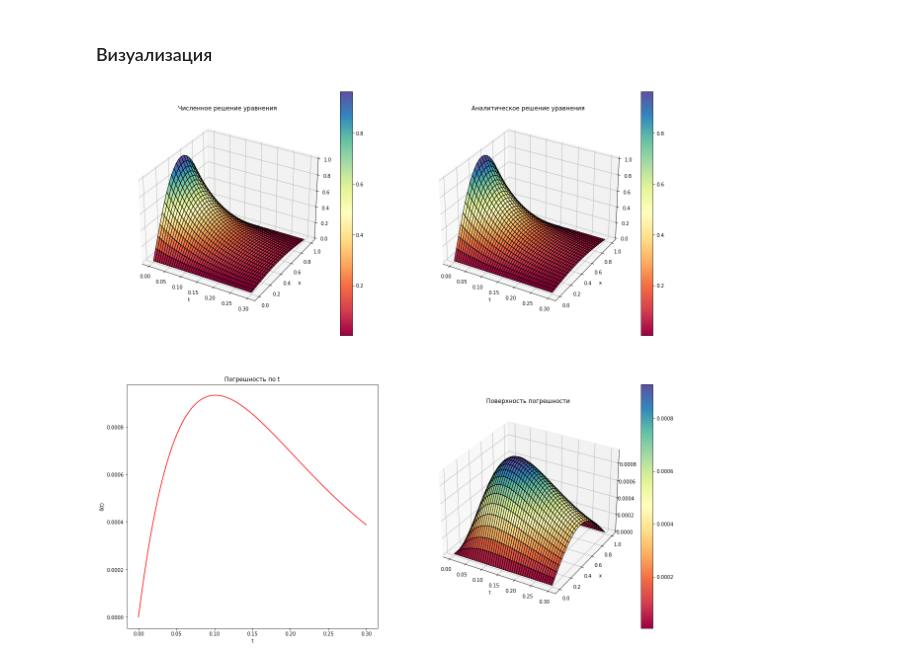
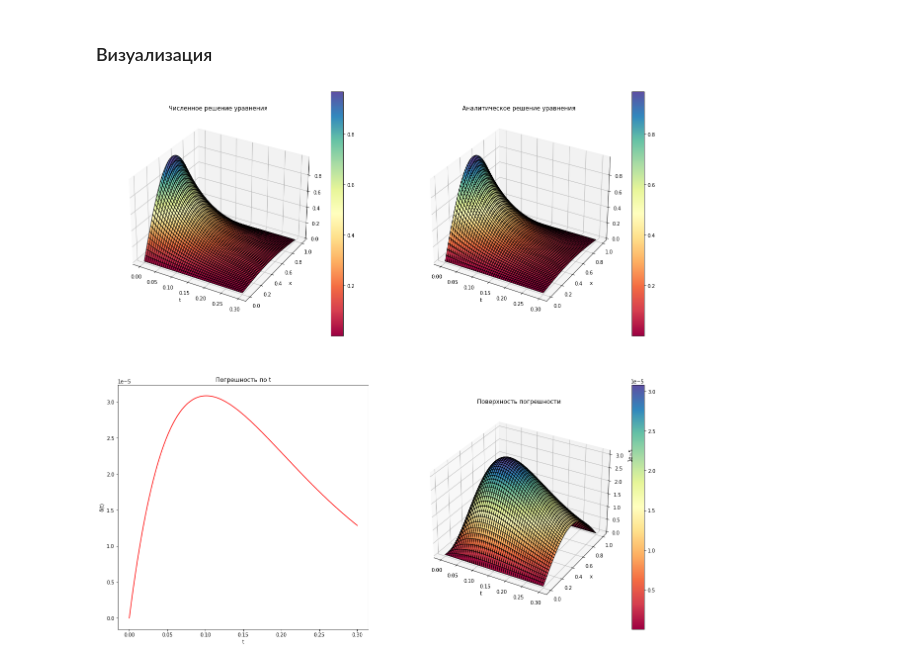
Before and after one commit to EngineerXL/numerical-methods, a Jupyter notebook: lab5/processor.ipynb, the cells around one changed output. Drawn from its saved outputs; the diff is of its cells as text; code cells hidden in the pictures.

```diff
--- a/lab5/processor.ipynb
+++ b/lab5/processor.ipynb
@@ -30,8 +40,5 @@ sigma = 0.5
 # %%
-# x
 l = 1
-n = 25
-
-# t
+n = 100
 T = 0.3
 # %% [markdown]
@@ -135,43 +142,37 @@ data = np.array(data)
 # %% [markdown]
 ### Визуализация
 # %%
-figure = plt.figure(figsize=(20, 20))
+def subplot3d(ind, figure, x, y, z):
+    axes = figure.add_subplot(ind, projection = "3d")
+    surface = axes.plot_surface(x, y, z, edgecolors = ["black"], linewidth = 1,
+                                cmap = matplotlib.cm.Spectral, shade = True, antialiased = True)
+    figure.colorbar(surface)
+
+figure = plt.figure(figsize = (20, 20))
 x_plt, t_plt = np.meshgrid(x, t)
 true_data = true_u(x_plt, t_plt)
 delta = np.abs(data - true_data)
 
-axes = figure.add_subplot(221, projection = "3d")
-surf = axes.plot_surface(t_plt, x_plt, data,
-                         edgecolors = ["black"], linewidth = 1,
-                         cmap = matplotlib.cm.Spectral, shade = True, antialiased = True)
-figure.colorbar(surf)
+subplot3d(221, figure, t_plt, x_plt, data)
 plt.title("Численное решение уравнения")
 plt.xlabel("t")
 plt.ylabel("x")
 
-axes = figure.add_subplot(222, projection = "3d")
-surf = axes.plot_surface(t_plt, x_plt, true_data,
-                         edgecolors = ["black"], linewidth = 1,
-                         cmap = matplotlib.cm.Spectral, shade = True, antialiased = True)
-figure.colorbar(surf)
+subplot3d(222, figure, t_plt, x_plt, true_data)
 plt.title("Аналитическое решение уравнения")
 plt.xlabel("t")
 plt.ylabel("x")
 
 axes = figure.add_subplot(223)
-surf = axes.plot(t, np.max(delta, axis = 1), color = "red")
+axes.plot(t, np.max(delta, axis = 1), color = "red")
 plt.title("Погрешность по t")
 plt.xlabel("t")
 plt.ylabel("δ(t)")
 
-axes = figure.add_subplot(224, projection = "3d")
-surf = axes.plot_surface(t_plt, x_plt, delta,
-                         edgecolors = ["black"], linewidth = 1,
-                         cmap = matplotlib.cm.Spectral, shade = True, antialiased = True)
-figure.colorbar(surf)
+subplot3d(224, figure, t_plt, x_plt, delta)
 plt.title("Поверхность погрешности")
 plt.xlabel("t")
 plt.ylabel("x")
 plt.show()
 # %% [output]
-[figure, old version]
+[figure, new version]
```
Also changed, not shown: parts of 5 cells of this notebook, 6 other files.
